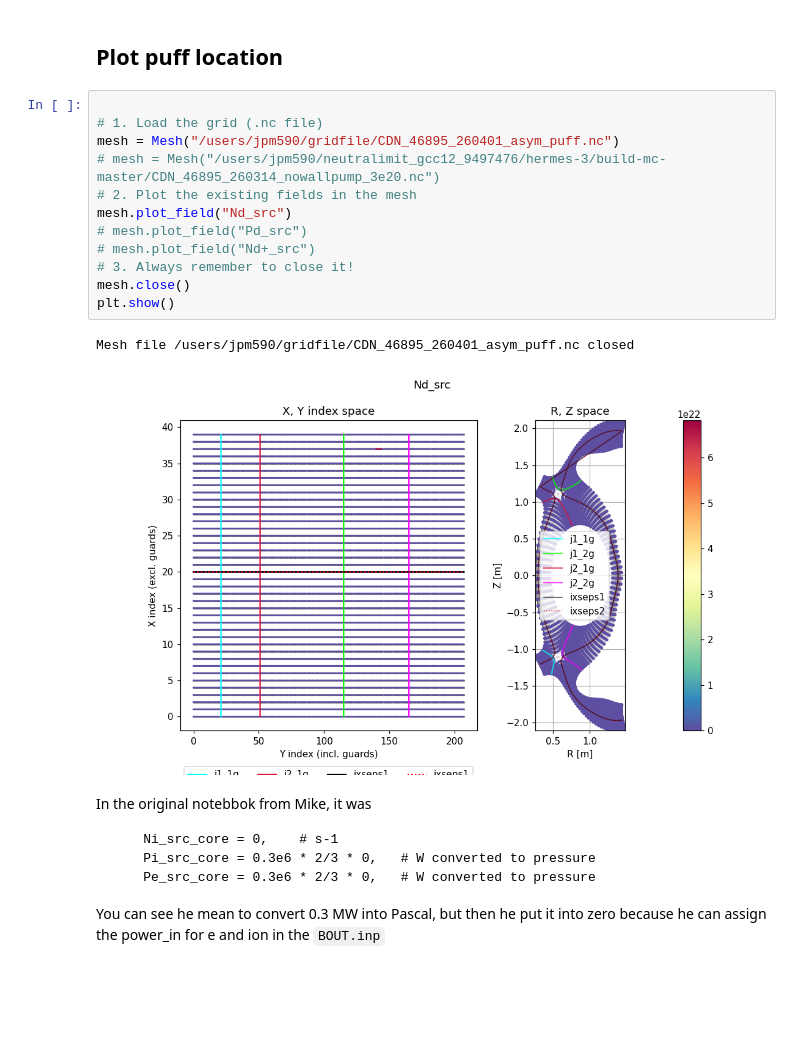
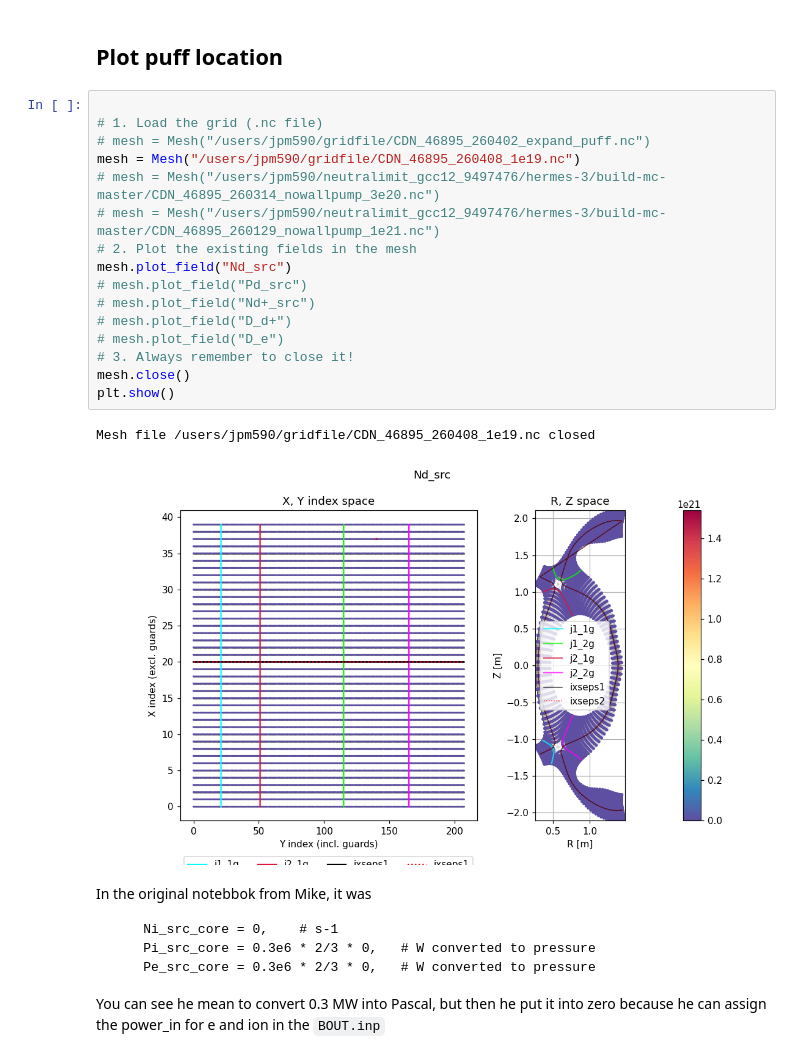
Before and after one commit to sun51027/hermes3-2dplots, a Jupyter notebook: grid_checker.ipynb, the cells around one changed output. Saved outputs shown, nothing was run; the diff lists cells and outputs as text; blank space fills up the shorter version.

````diff
--- a/grid_checker.ipynb
+++ b/grid_checker.ipynb
@@ -21,18 +21,22 @@ from hermes3.utils import *
 # %%
 
 # 1. Load the grid (.nc file)
-mesh = Mesh("/users/jpm590/gridfile/CDN_46895_260401_asym_puff.nc")
+# mesh = Mesh("/users/jpm590/gridfile/CDN_46895_260402_expand_puff.nc")
+mesh = Mesh("/users/jpm590/gridfile/CDN_46895_260408_1e19.nc")
 # mesh = Mesh("/users/jpm590/neutralimit_gcc12_9497476/hermes-3/build-mc-master/CDN_46895_260314_nowallpump_3e20.nc")
+# mesh = Mesh("/users/jpm590/neutralimit_gcc12_9497476/hermes-3/build-mc-master/CDN_46895_260129_nowallpump_1e21.nc")
 # 2. Plot the existing fields in the mesh
 mesh.plot_field("Nd_src")
 # mesh.plot_field("Pd_src")
 # mesh.plot_field("Nd+_src")
+# mesh.plot_field("D_d+")
+# mesh.plot_field("D_e")
 # 3. Always remember to close it!
 mesh.close()
 plt.show()
 # %% [output]
-Mesh file /users/jpm590/gridfile/CDN_46895_260401_asym_puff.nc closed
+Mesh file /users/jpm590/gridfile/CDN_46895_260408_1e19.nc closed
-[figure, old version]
+[figure, new version]
 # %% [markdown]
 In the original notebbok from Mike, it was
 ```
````
Also changed, not shown: 10 other files.
